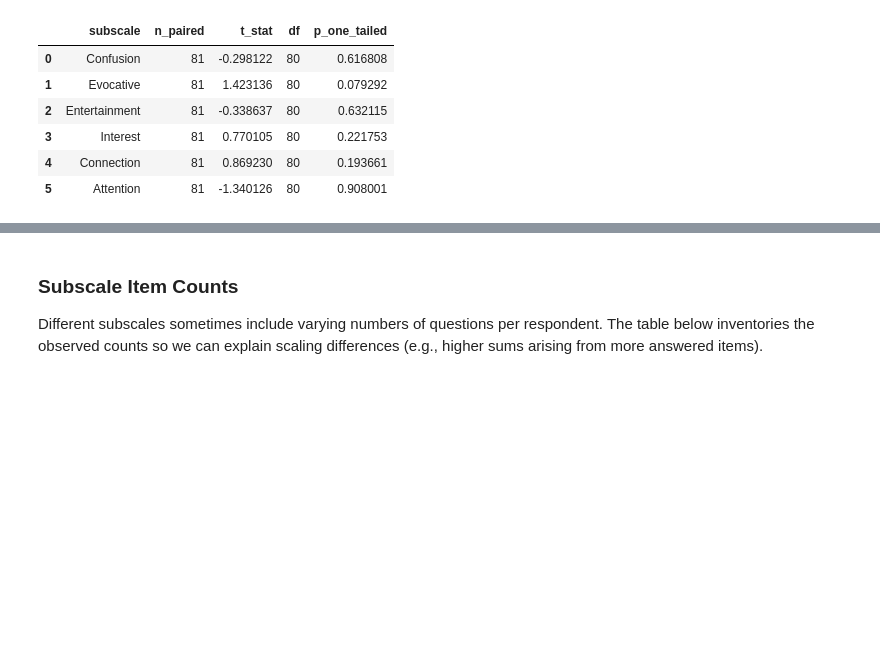
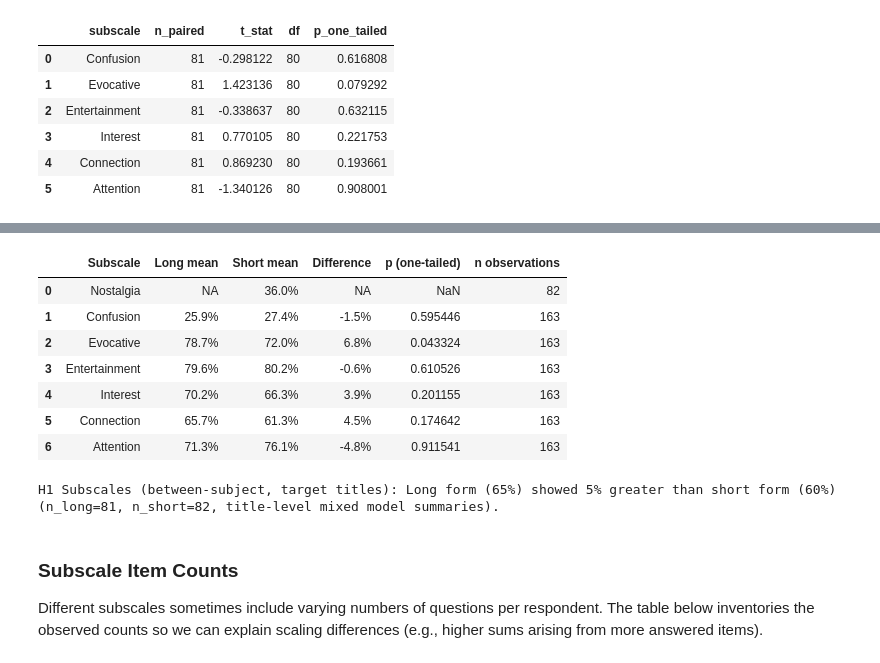
Before and after one commit to NeuralSenseCode/544_WBD_CXCU, a Jupyter notebook: analysis/analysis_self-report.ipynb, the cells around one changed output, grey strips where cells are left out. Drawn from its saved outputs; the diff is of its cells as text; code cells hidden in the pictures; blank space fills up the shorter version.

```diff
--- a/analysis/analysis_self-report.ipynb
+++ b/analysis/analysis_self-report.ipynb
@@ -590,6 +835,73 @@ Nostalgia: requires both formats for mixed model; skipping.
 | 3 | Interest | 0.033529 | 0.837503 | 0.201155 | 163 | 3 |
 | 4 | Connection | 0.038714 | 0.935978 | 0.174642 | 163 | 3 |
 | 5 | Attention | -0.052244 | -1.350308 | 0.911541 | 163 | 3 |
+# %%
+between_lookup = {row["subscale"]: row for row in subscale_between_subject_summaries} if 'subscale_between_subject_summaries' in globals() else {}
+subscale_between_rows = []
+for subscale in ENJOYMENT_SUBSCALES:
+    subset = subscale_long.loc[
+        (subscale_long["subscale"] == subscale)
+        & (subscale_long["title"].isin(TARGET_TITLES))
+    ]
+    if subset.empty:
+        continue
+    long_mean = subset.loc[subset["form"] == "Long", "value"].mean()
+    short_mean = subset.loc[subset["form"] == "Short", "value"].mean()
+    diff = long_mean - short_mean
+    p_val = between_lookup.get(subscale, {}).get("p_one_tailed", np.nan)
+    n_obs = subset.shape[0]
+    subscale_between_rows.append({
+        "Subscale": subscale,
+        "Long mean": long_mean,
+        "Short mean": short_mean,
+        "Difference": diff,
+        "p (one-tailed)": p_val,
+        "n observations": n_obs,
+    })
+if subscale_between_rows:
+    subscale_between_summary = pd.DataFrame(subscale_between_rows)
+    display(to_percent_table(subscale_between_summary, ["Long mean", "Short mean", "Difference"], decimals=1))
+    overall_long = subscale_long.loc[
+        (subscale_long["form"] == "Long") & (subscale_long["title"].isin(TARGET_TITLES)),
+        "value",
+    ].mean()
+    overall_short = subscale_long.loc[
+        (subscale_long["form"] == "Short") & (subscale_long["title"].isin(TARGET_TITLES)),
+        "value",
+    ].mean()
+    sample_items = []
+    long_count = subscale_long.loc[
+        (subscale_long["form"] == "Long") & (subscale_long["title"].isin(TARGET_TITLES)),
+        id_column,
+    ].nunique()
+    short_count = subscale_long.loc[
+        (subscale_long["form"] == "Short") & (subscale_long["title"].isin(TARGET_TITLES)),
+        id_column,
+    ].nunique()
+    if long_count:
+        sample_items.append(f"n_long={int(long_count)}")
+    if short_count:
+        sample_items.append(f"n_short={int(short_count)}")
+    extra_items = [", ".join(sample_items) if sample_items else None, "title-level mixed model summaries"]
+    extra_note = ", ".join(item for item in extra_items if item) or None
+    print_long_short_summary(
+        label="H1 Subscales (between-subject, target titles)",
+        long_mean=overall_long,
+        short_mean=overall_short,
+        extra_note=extra_note
+    )
+else:
+    print("H1 subscale between-subject summary: No data available for target titles.")
+# %% [output]
+|  | Subscale | Long mean | Short mean | Difference | p (one-tailed) | n observations |
+| 0 | Nostalgia | NA | 36.0% | NA | NaN | 82 |
+| 1 | Confusion | 25.9% | 27.4% | -1.5% | 0.595446 | 163 |
+| 2 | Evocative | 78.7% | 72.0% | 6.8% | 0.043324 | 163 |
+| 3 | Entertainment | 79.6% | 80.2% | -0.6% | 0.610526 | 163 |
+| 4 | Interest | 70.2% | 66.3% | 3.9% | 0.201155 | 163 |
+| 5 | Connection | 65.7% | 61.3% | 4.5% | 0.174642 | 163 |
+| 6 | Attention | 71.3% | 76.1% | -4.8% | 0.911541 | 163 |
+H1 Subscales (between-subject, target titles): Long form (65%) showed 5% greater than short form (60%) (n_long=81, n_short=82, title-level mixed model summaries).
 # %% [markdown]
 ### Subscale Item Counts
 Different subscales sometimes include varying numbers of questions per respondent. The table below inventories the observed counts so we can explain scaling differences (e.g., higher sums arising from more answered items).
```
Also changed, not shown: parts of 17 cells of this notebook, 1 other file.
